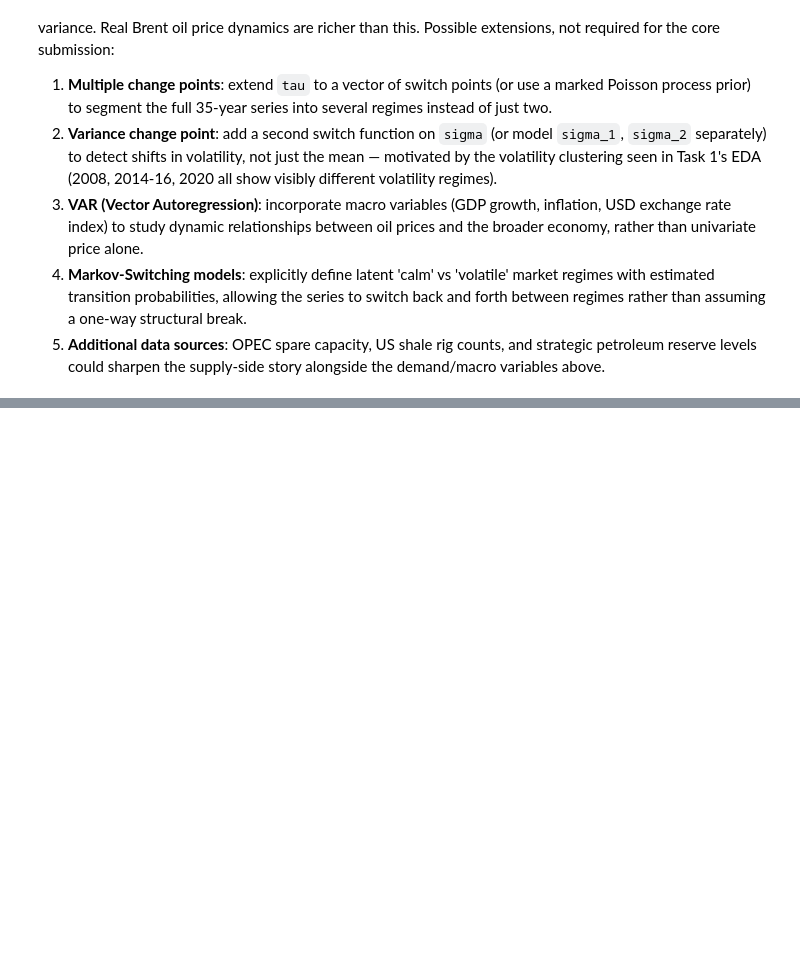
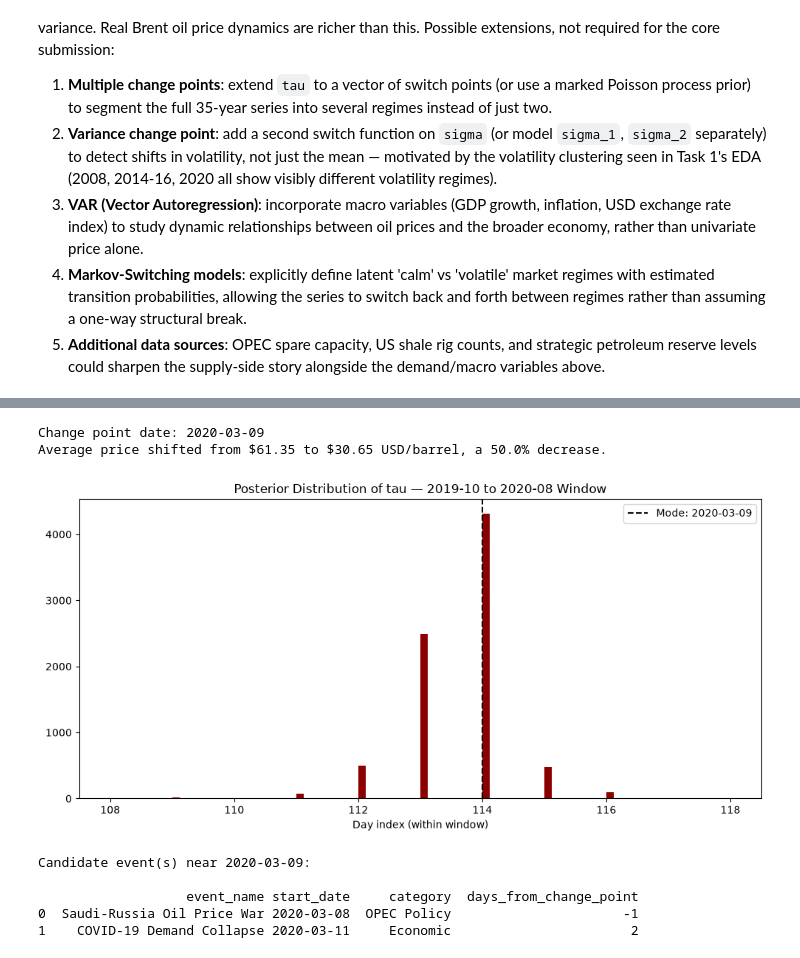
Before and after one commit to kenenit/brent-oil-change-point-analysis, a Jupyter notebook: notebooks/02_change_point_model.ipynb, the cells around one changed output, grey strips where cells are left out. Cells and saved outputs as stored; diff of their text form; code cells hidden in the pictures; blank space fills up the shorter version.

Commit message:
task2: add windowed case study and written interpretation

```diff
--- a/notebooks/02_change_point_model.ipynb
+++ b/notebooks/02_change_point_model.ipynb
@@ -218,0 +280,22 @@ richer than this. Possible extensions, not required for the core submission:
+# %%
+with pm.Model() as window_model:
+    tau_w = pm.DiscreteUniform("tau", lower=0, upper=n_window - 1)
+    mu_1_w = pm.Normal("mu_1", mu=y_window.mean(), sigma=y_window.std())
+    mu_2_w = pm.Normal("mu_2", mu=y_window.mean(), sigma=y_window.std())
+    sigma_w = pm.HalfNormal("sigma", sigma=y_window.std())
+
+    idx_w = np.arange(n_window)
+    mu_w = pm.math.switch(idx_w >= tau_w, mu_2_w, mu_1_w)
+
+    obs_w = pm.Normal("obs", mu=mu_w, sigma=sigma_w, observed=y_window)
+
+with window_model:
+    trace_w = pm.sample(
+        draws=2000,
+        tune=1500,
+        chains=4,
+        cores=4,
+        target_accept=0.9,
+        random_seed=42,
+        return_inferencedata=True,
+    )
@@ -218,0 +319,34 @@ richer than this. Possible extensions, not required for the core submission:
+# %%
+tau_w_samples = trace_w.posterior["tau"].values.flatten()
+tau_w_mode = int(pd.Series(tau_w_samples).mode()[0])
+change_point_date_w = dates_window.iloc[tau_w_mode]
+
+mu_1_w_samples = trace_w.posterior["mu_1"].values.flatten()
+mu_2_w_samples = trace_w.posterior["mu_2"].values.flatten()
+
+print(f"Change point date: {change_point_date_w.date()}")
+print(summarize_impact(mu_1_w_samples.mean(), mu_2_w_samples.mean(), is_log=True))
+
+fig, ax = plt.subplots(figsize=(10, 5))
+ax.hist(tau_w_samples, bins=80, color="#8b0000")
+ax.axvline(tau_w_mode, color="black", linestyle="--", label=f"Mode: {change_point_date_w.date()}")
+ax.set_title("Posterior Distribution of tau — 2019-10 to 2020-08 Window")
+ax.set_xlabel("Day index (within window)")
+ax.legend()
+plt.tight_layout()
+plt.savefig(FIGURES_DIR / "07_tau_posterior_window.png", dpi=130)
+plt.show()
+# %% [output]
+Change point date: 2020-03-09
+Average price shifted from $61.35 to $30.65 USD/barrel, a 50.0% decrease.
+[figure, added]
+# %%
+matches_w = match_change_point_to_events(change_point_date_w, events, window_days=30)
+print(f"Candidate event(s) near {change_point_date_w.date()}:\n")
+print(matches_w[["event_name", "start_date", "category", "days_from_change_point"]])
+# %% [output]
+Candidate event(s) near 2020-03-09:
+
+                   event_name start_date     category  days_from_change_point
+0  Saudi-Russia Oil Price War 2020-03-08  OPEC Policy                      -1
+1    COVID-19 Demand Collapse 2020-03-11     Economic                       2
```
Also changed, not shown: parts of 15 cells of this notebook, 4 other files.
